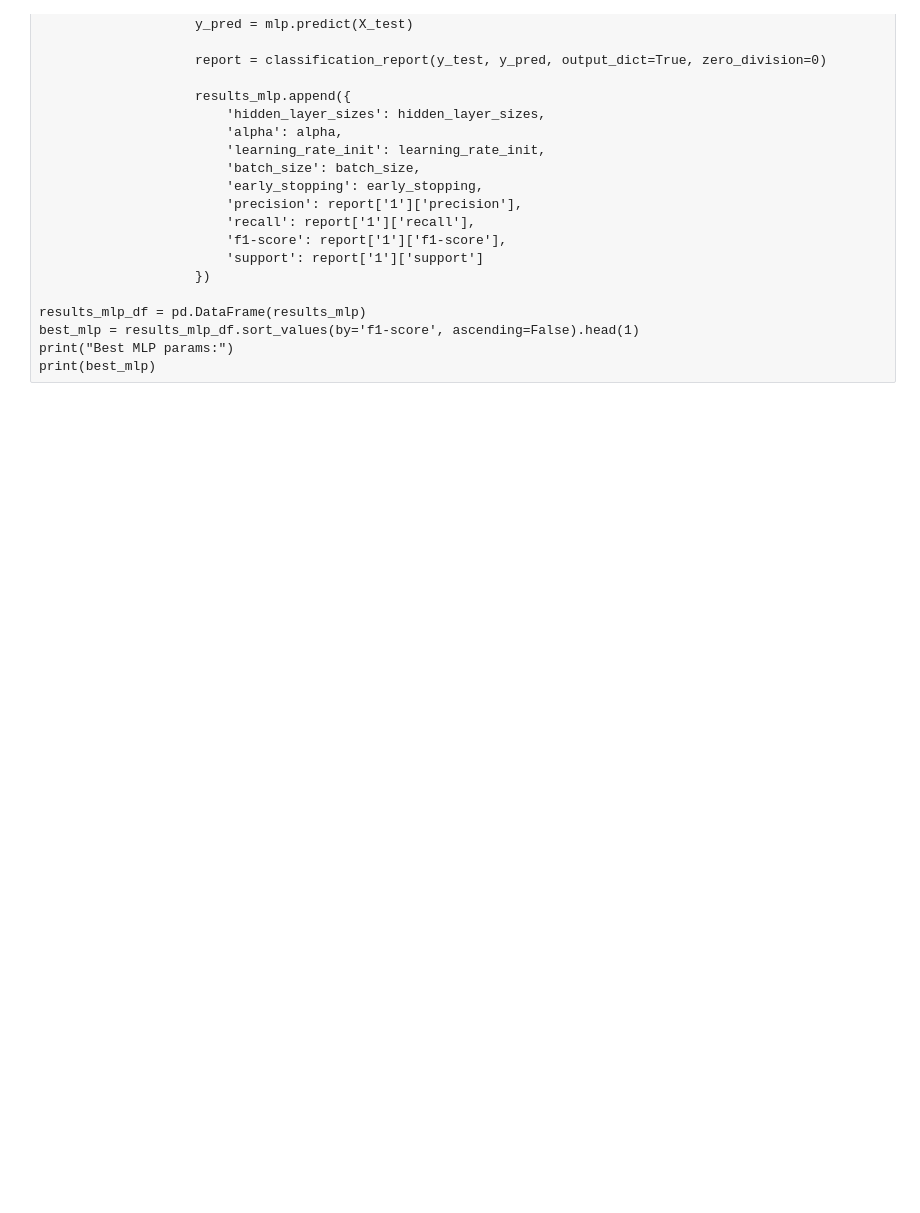
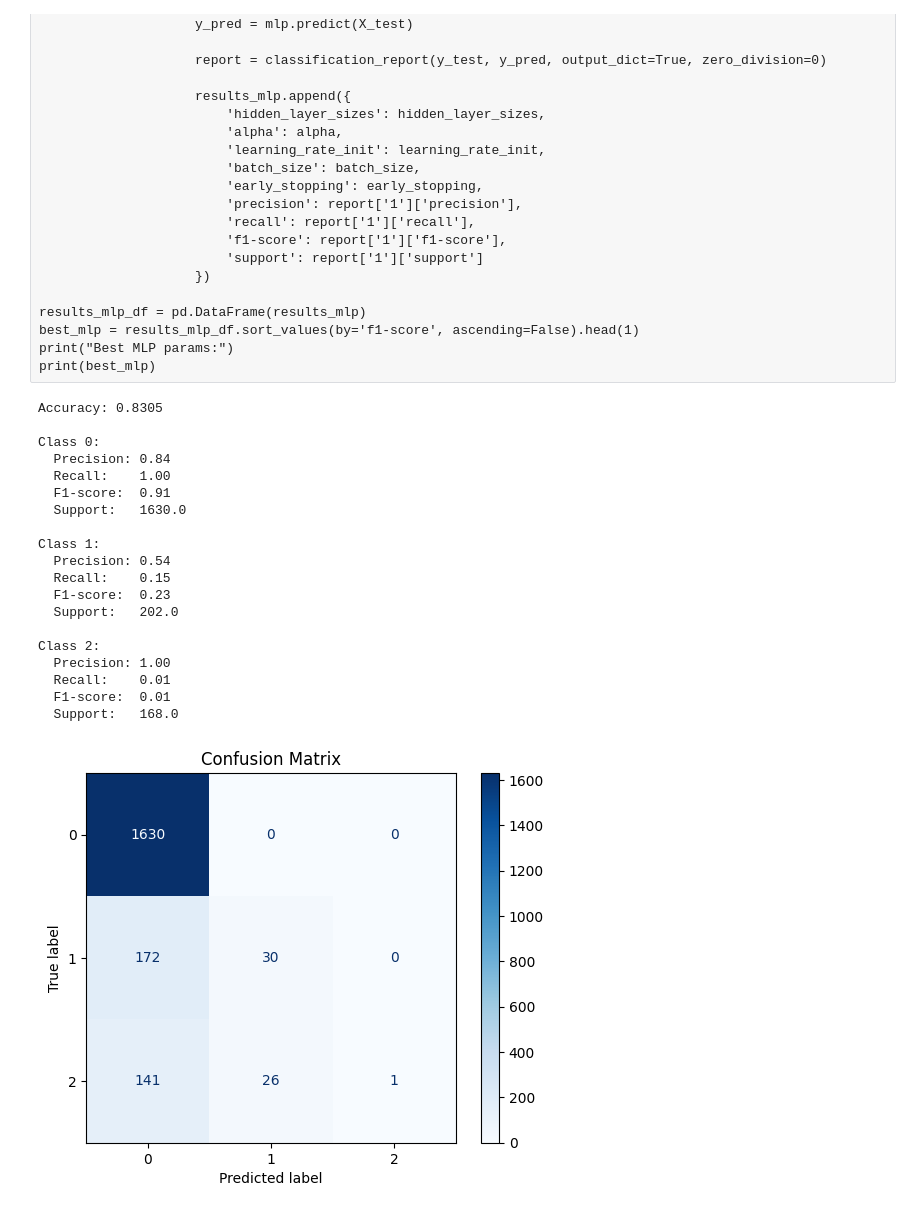
Before and after one commit to alexandradinca2908/Coronary-Disease-ML-Analysis, a Jupyter notebook: ml_aplicat.ipynb, the cells around one changed output. Cells and saved outputs as stored; diff of their text form; code cells hidden in the pictures; blank space fills up the shorter version.

```diff
--- a/ml_aplicat.ipynb
+++ b/ml_aplicat.ipynb
@@ -1138,4 +1247,67 @@ results_mlp_df = pd.DataFrame(results_mlp)
 best_mlp = results_mlp_df.sort_values(by='f1-score', ascending=False).head(1)
 print("Best MLP params:")
 print(best_mlp)
+# %%
+# X and y
+X = pirvision_df_encoded.drop('Class', axis=1)
+y = pirvision_df_encoded['Class']
+
+# Split
+X_train, X_test, y_train, y_test = train_test_split(X, y, test_size=0.2, random_state=42)
+
+# Train model
+clf_mlp = MLPClassifier(
+    hidden_layer_sizes=(100, 50),
+    alpha=0.01,
+    learning_rate_init=0.001,
+    batch_size=64,
+    early_stopping=False,
+    max_iter=200,
+    random_state=42
+)
+
+clf_mlp.fit(X_train, y_train)
+y_pred = clf_mlp.predict(X_test)
+
+print("Accuracy:", accuracy_score(y_test, y_pred))
+print()
+
+# Classification report
+report = classification_report(y_test, y_pred, output_dict=True)
+for class_label in ['0', '1', '2']:
+    metrics = report[class_label]
+    print(f"Class {class_label}:")
+    print(f"  Precision: {metrics['precision']:.2f}")
+    print(f"  Recall:    {metrics['recall']:.2f}")
+    print(f"  F1-score:  {metrics['f1-score']:.2f}")
+    print(f"  Support:   {metrics['support']}")
+    print()
+
+# Confusion Matrix
+cm = confusion_matrix(y_test, y_pred)
+disp = ConfusionMatrixDisplay(confusion_matrix=cm, display_labels=clf_mlp.classes_)
+disp.plot(cmap='Blues')
+plt.title("Confusion Matrix")
+plt.show()
+# %% [output]
+Accuracy: 0.8305
+
+Class 0:
+  Precision: 0.84
+  Recall:    1.00
+  F1-score:  0.91
+  Support:   1630.0
+
+Class 1:
+  Precision: 0.54
+  Recall:    0.15
+  F1-score:  0.23
+  Support:   202.0
+
+Class 2:
+  Precision: 1.00
+  Recall:    0.01
+  F1-score:  0.01
+  Support:   168.0
+[figure, added]
 # %%
```
Also changed, not shown: parts of 11 cells of this notebook.
